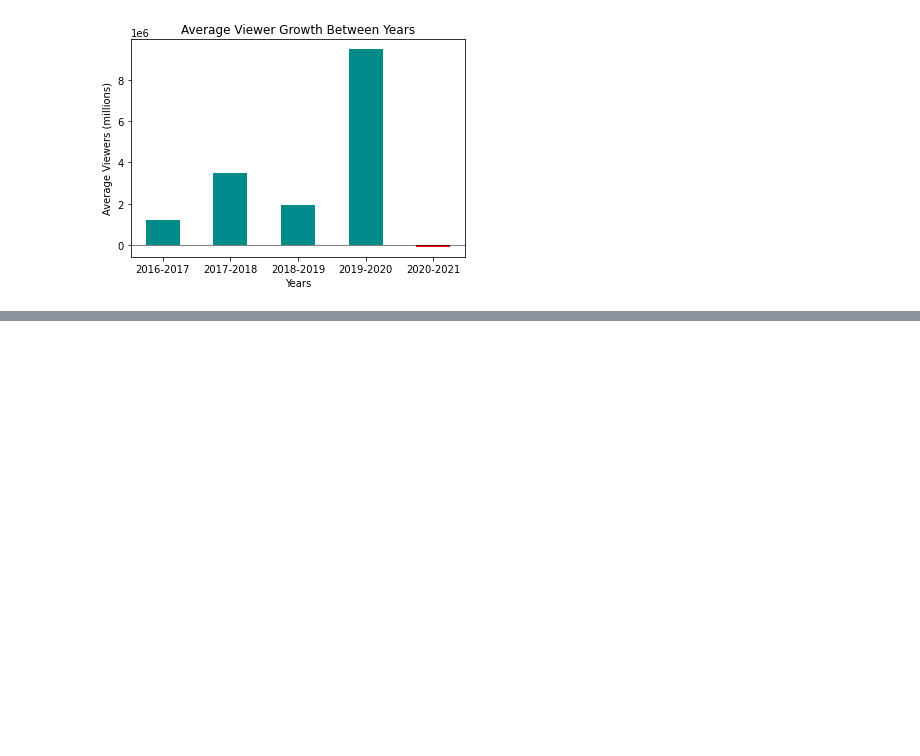
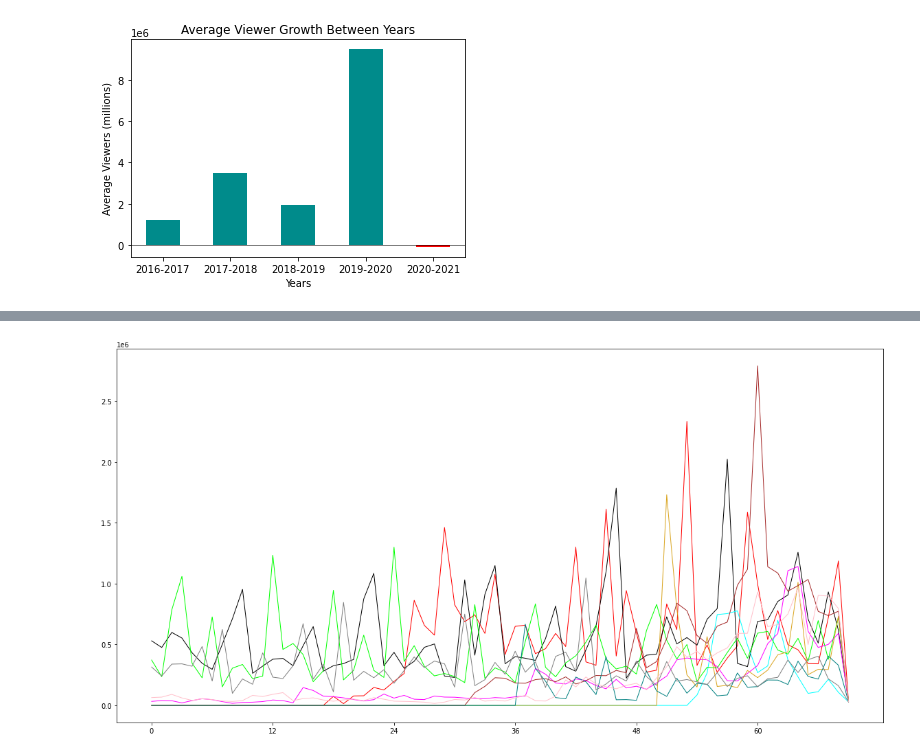
Before and after one commit to fdac21/VideoGame_Analysis, a Jupyter notebook: PlottingTwitch.ipynb, the cells around one changed output, grey strips where cells are left out. Saved outputs shown, nothing was run; the diff lists cells and outputs as text; code cells hidden in the pictures; blank space fills up the shorter version.

Commit message:
Compared 10 of the most livestreamed categories

```diff
--- a/PlottingTwitch.ipynb
+++ b/PlottingTwitch.ipynb
@@ -132,0 +196,34 @@ plotByDifference(Streamers_list, Years, 'Streamer Growth Between Years', 'Years'
+# %%
+# Let's plot (this might be a bit messy, so we'll scale the figure)
+
+plt.figure(figsize=(20,10))
+plt.plot(fortnite, color='red', linewidth=1, zorder=1)
+plt.plot(league, color='black', linewidth=1, zorder=2)
+plt.plot(amongus, color='cyan', linewidth=1, zorder=3)
+plt.plot(csgo, color='lime', linewidth=1, zorder=4)
+plt.plot(gtav, color='magenta', linewidth=1, zorder=5)
+plt.plot(valorant, color='goldenrod', linewidth=1, zorder=6)
+plt.plot(justchatting, color='brown', linewidth=1, zorder=7)
+plt.plot(apexlegends, color='teal', linewidth=1, zorder=8)
+plt.plot(dota2, color='gray', linewidth=1, zorder=9)
+plt.plot(minecraft, color='pink', linewidth=1, zorder=10)
+plt.xticks(np.arange(0, sz, 12)) # 12 months = 1 yeah
+plt.show()
+
+# From this graph, we can tell:
+
+# 2020, we see that most of the games are on the rise since cancelation of work, school, events means
+# more indoor activity.
+
+# Then in 2021, these games start to dwindle and fall down in popular a bit, but we notice dominance in
+# socializing (i.e. Just Chatting).
+
+# By 2021, we see that Just Chatting (colored brown) was the most popular stream on Twitch
+# Since there's less social activity outside due to pandemic, it makes sense people will bring social activity inside
+
+# Fortnite (colored red) starts to overtake League of Legends by 2017-2018, which explains the growth
+# of viewership and streaming between those years. Fortnite was a phenomenon in Twitch's growth.
+
+# League (colored black) has been consistently popular, and at times rivaling Fortnite.
+# %% [output]
+[figure, added]
```
Also changed, not shown: parts of 4 cells of this notebook.
